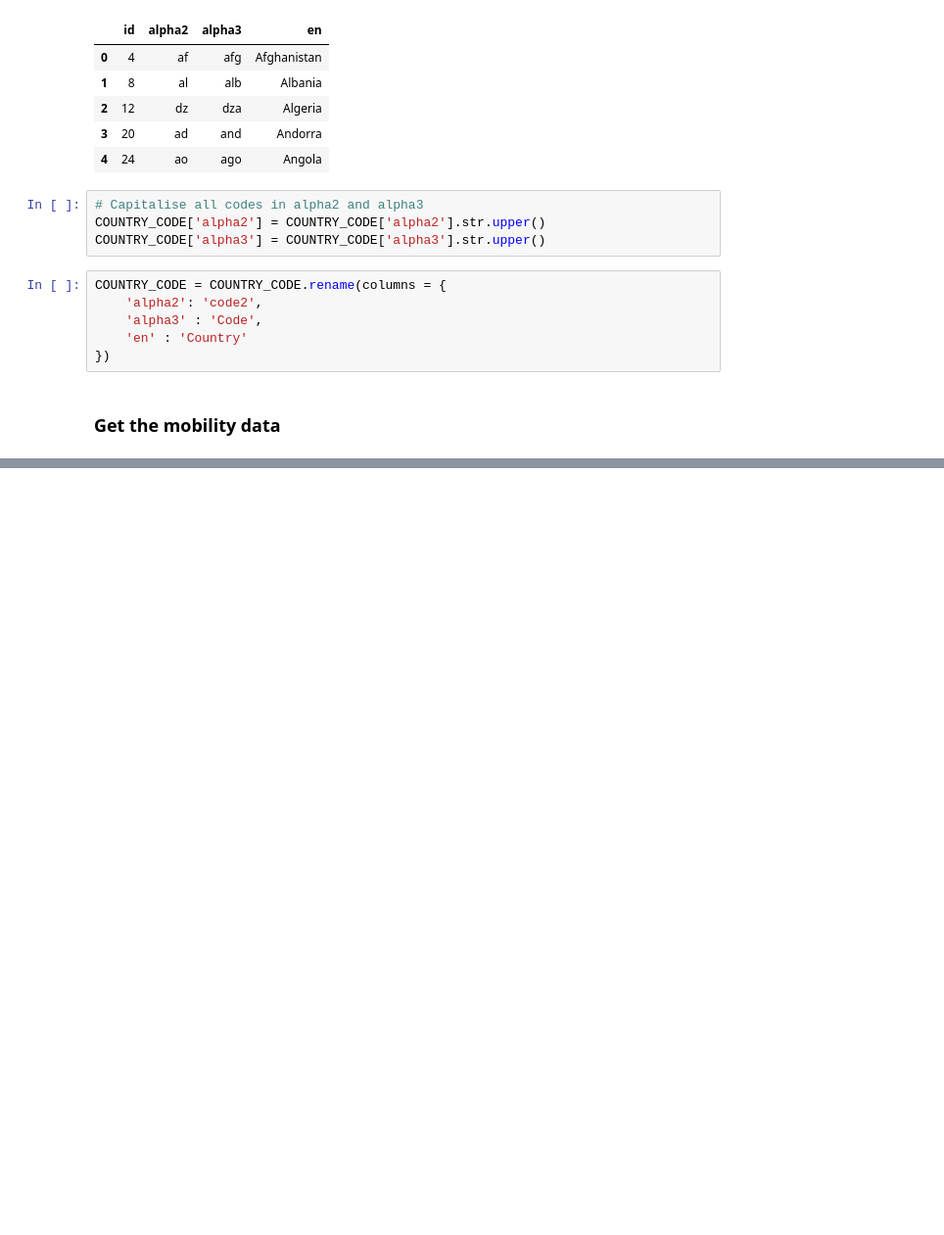
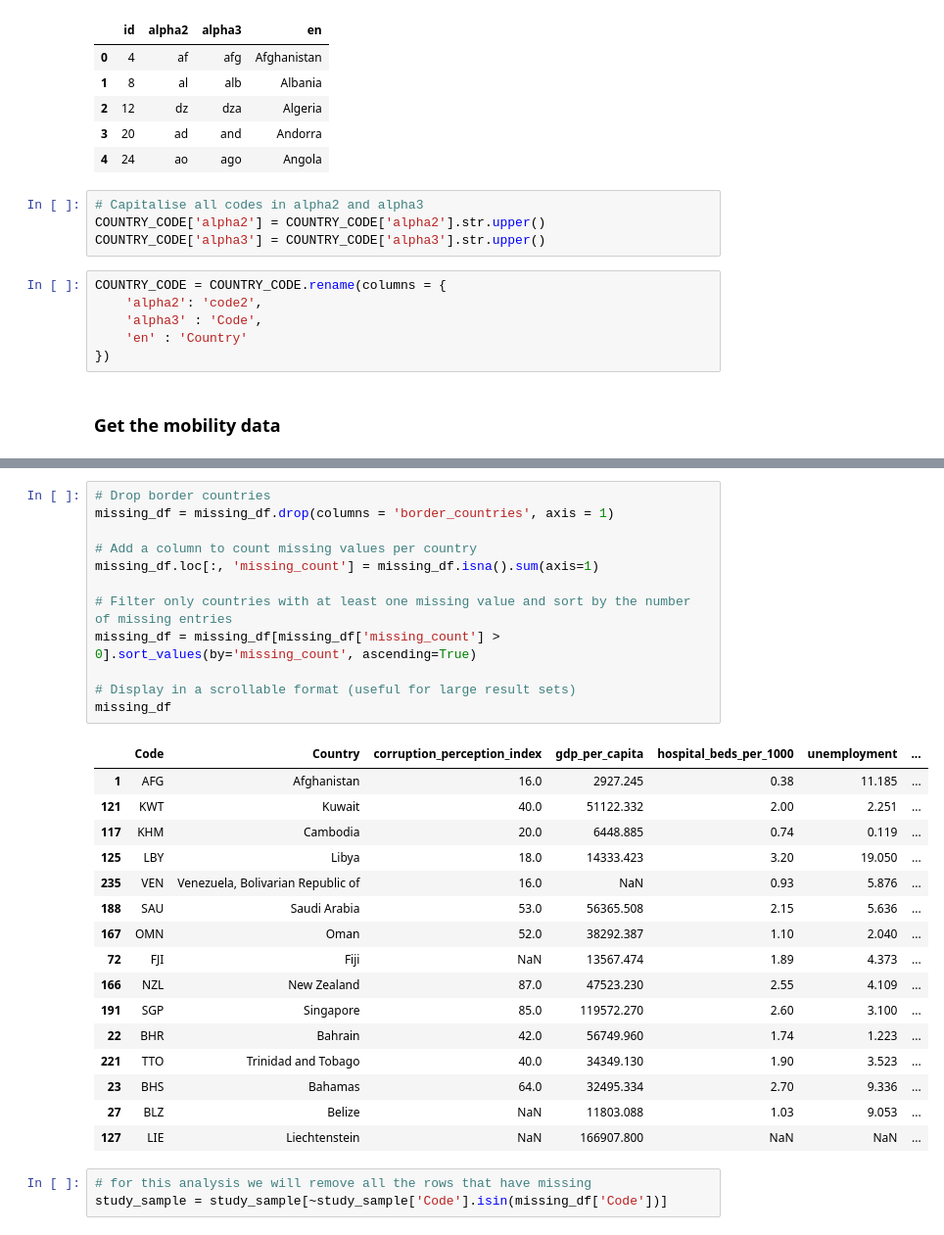
Before and after one commit to biogear13/country-factors-mobility, a Jupyter notebook: data_cleaning_and_feature_selection.ipynb, the cells around one changed output, grey strips where cells are left out. Shown at 98% size. Cells and saved outputs as stored; diff of their text form; blank space fills up the shorter version.

```diff
--- a/data_cleaning_and_feature_selection.ipynb
+++ b/data_cleaning_and_feature_selection.ipynb
@@ -187,0 +769,32 @@ countries_in_mob = filtered[['country_region_code', 'country_region']].drop_dupl
+# %%
+# Drop border countries
+missing_df = missing_df.drop(columns = 'border_countries', axis = 1)
+
+# Add a column to count missing values per country
+missing_df.loc[:, 'missing_count'] = missing_df.isna().sum(axis=1)
+
+# Filter only countries with at least one missing value and sort by the number of missing entries
+missing_df = missing_df[missing_df['missing_count'] > 0].sort_values(by='missing_count', ascending=True)
+
+# Display in a scrollable format (useful for large result sets)
+missing_df
+# %% [output]
+|  | Code | Country | corruption_perception_index | gdp_per_capita | hospital_beds_per_1000 | unemployment | ... |
+| 1 | AFG | Afghanistan | 16.0 | 2927.245 | 0.38 | 11.185 | ... |
+| 121 | KWT | Kuwait | 40.0 | 51122.332 | 2.00 | 2.251 | ... |
+| 117 | KHM | Cambodia | 20.0 | 6448.885 | 0.74 | 0.119 | ... |
+| 125 | LBY | Libya | 18.0 | 14333.423 | 3.20 | 19.050 | ... |
+| 235 | VEN | Venezuela, Bolivarian Republic of | 16.0 | NaN | 0.93 | 5.876 | ... |
+| 188 | SAU | Saudi Arabia | 53.0 | 56365.508 | 2.15 | 5.636 | ... |
+| 167 | OMN | Oman | 52.0 | 38292.387 | 1.10 | 2.040 | ... |
+| 72 | FJI | Fiji | NaN | 13567.474 | 1.89 | 4.373 | ... |
+| 166 | NZL | New Zealand | 87.0 | 47523.230 | 2.55 | 4.109 | ... |
+| 191 | SGP | Singapore | 85.0 | 119572.270 | 2.60 | 3.100 | ... |
+| 22 | BHR | Bahrain | 42.0 | 56749.960 | 1.74 | 1.223 | ... |
+| 221 | TTO | Trinidad and Tobago | 40.0 | 34349.130 | 1.90 | 3.523 | ... |
+| 23 | BHS | Bahamas | 64.0 | 32495.334 | 2.70 | 9.336 | ... |
+| 27 | BLZ | Belize | NaN | 11803.088 | 1.03 | 9.053 | ... |
+| 127 | LIE | Liechtenstein | NaN | 166907.800 | NaN | NaN | ... |
+# %%
+# for this analysis we will remove all the rows that have missing
+study_sample = study_sample[~study_sample['Code'].isin(missing_df['Code'])]
```
Also changed, not shown: parts of 42 cells of this notebook, 11 other files.
